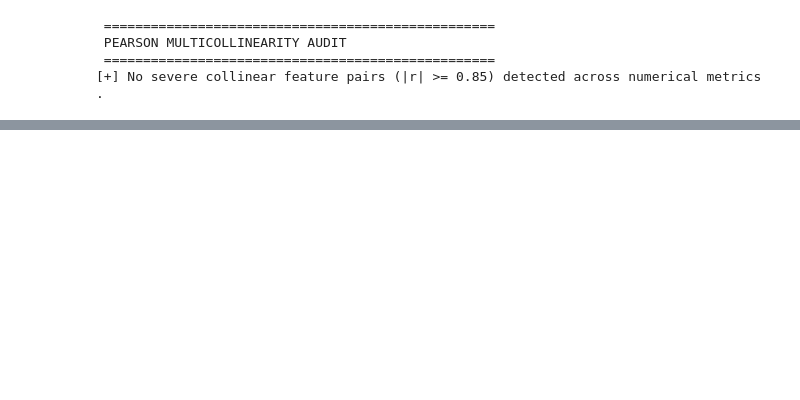
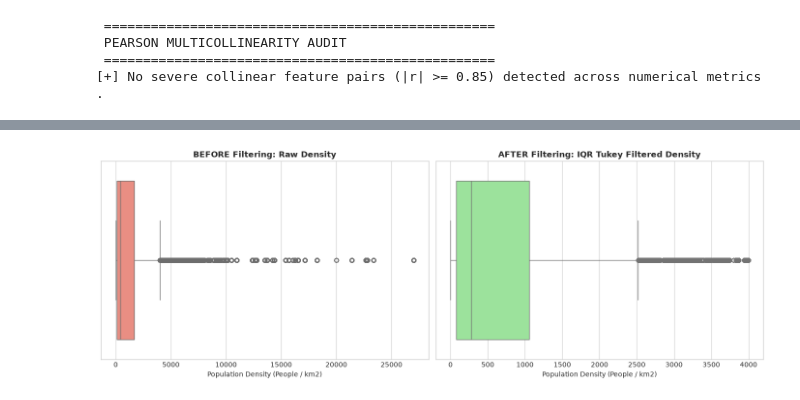
Before and after one commit to luckynnmn/msba-265, a Jupyter notebook: notebooks/01_eda_and_data_dictionary.ipynb, the cells around one changed output, grey strips where cells are left out. Cells and saved outputs as stored; diff of their text form; code cells hidden in the pictures; blank space fills up the shorter version.

```diff
--- a/notebooks/01_eda_and_data_dictionary.ipynb
+++ b/notebooks/01_eda_and_data_dictionary.ipynb
@@ -301,0 +331,82 @@ print(f"[+] Saved correlation heatmap graphics artifact to: {heatmap_path}")
+# %%
+# Cell 8: Mathematical Outlier Filtering & Visual Before/After Comparison
+
+target_feature = "Density"
+
+# Tukey IQR Method
+Q1 = df[target_feature].quantile(0.25)
+Q3 = df[target_feature].quantile(0.75)
+IQR = Q3 - Q1
+
+iqr_lower = Q1 - 1.5 * IQR
+iqr_upper = Q3 + 1.5 * IQR
+
+df_iqr_cleaned = df[
+    (df[target_feature] >= iqr_lower) &
+    (df[target_feature] <= iqr_upper)
+]
+
+# Z-Score Method
+z_scores = (
+    (df[target_feature] - df[target_feature].mean()) /
+    df[target_feature].std()
+)
+
+df_z_cleaned = df[abs(z_scores) <= 3.0]
+
+# Outlier Audit Report
+print(f"=== OUTLIER AUDIT REPORT FOR '{target_feature}' ===")
+print(f"Original Record Count: {len(df):,} records")
+print(
+    f"Tukey IQR Range [{iqr_lower:.2f}, {iqr_upper:.2f}]: "
+    f"Excludes {len(df) - len(df_iqr_cleaned):,} records"
+)
+print(
+    f"Z-Score Threshold (|Z| <= 3.0): "
+    f"Excludes {len(df) - len(df_z_cleaned):,} records"
+)
+
+# Before vs. After Visualization
+fig, axes = plt.subplots(1, 2, figsize=(14, 5))
+
+sns.boxplot(
+    x=df[target_feature],
+    ax=axes[0],
+    color='salmon'
+)
+axes[0].set_title(
+    f'BEFORE Filtering: Raw {target_feature}',
+    fontsize=12,
+    fontweight='bold'
+)
+axes[0].set_xlabel('Population Density (People / km2)')
+
+sns.boxplot(
+    x=df_iqr_cleaned[target_feature],
+    ax=axes[1],
+    color='lightgreen'
+)
+axes[1].set_title(
+    f'AFTER Filtering: IQR Tukey Filtered {target_feature}',
+    fontsize=12,
+    fontweight='bold'
+)
+axes[1].set_xlabel('Population Density (People / km2)')
+
+plt.tight_layout()
+
+fig_filter_path = os.path.join(
+    "..",
+    "reports",
+    "figures",
+    "outlier_filtering_comparison.png"
+)
+
+plt.savefig(fig_filter_path, dpi=300)
+plt.show()
+
+print(
+    f"[+] Saved visual outlier comparison artifact to: "
+    f"{fig_filter_path}"
+)
+# %% [output]
@@ -301,0 +417 @@ print(f"[+] Saved correlation heatmap graphics artifact to: {heatmap_path}")
+[figure, added]
```
Also changed, not shown: parts of 8 cells of this notebook.
